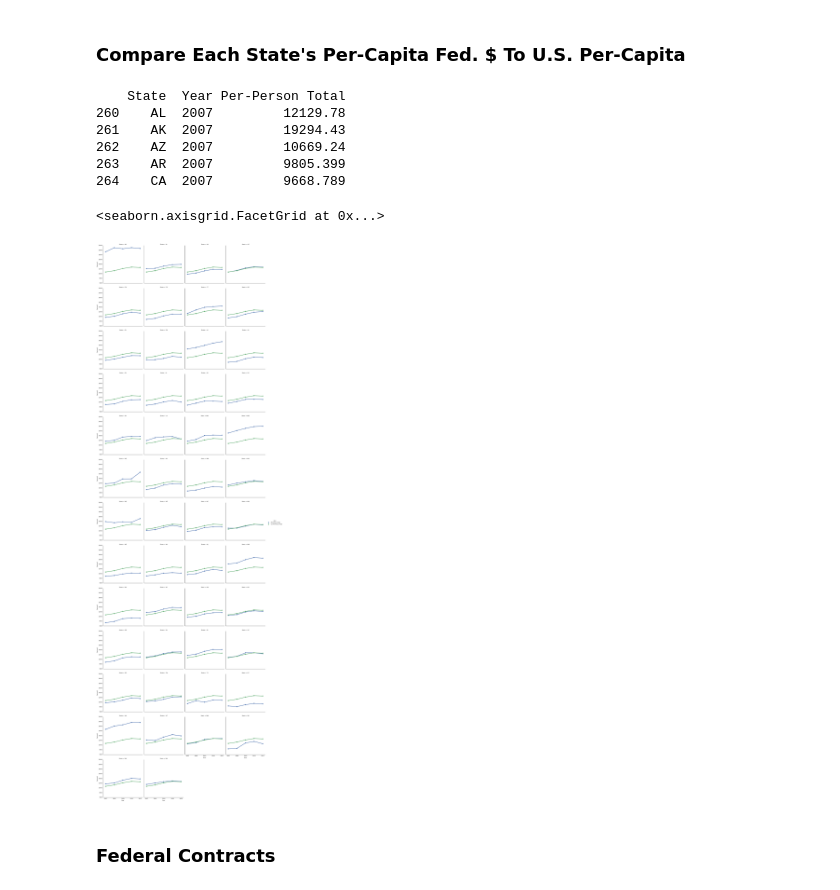
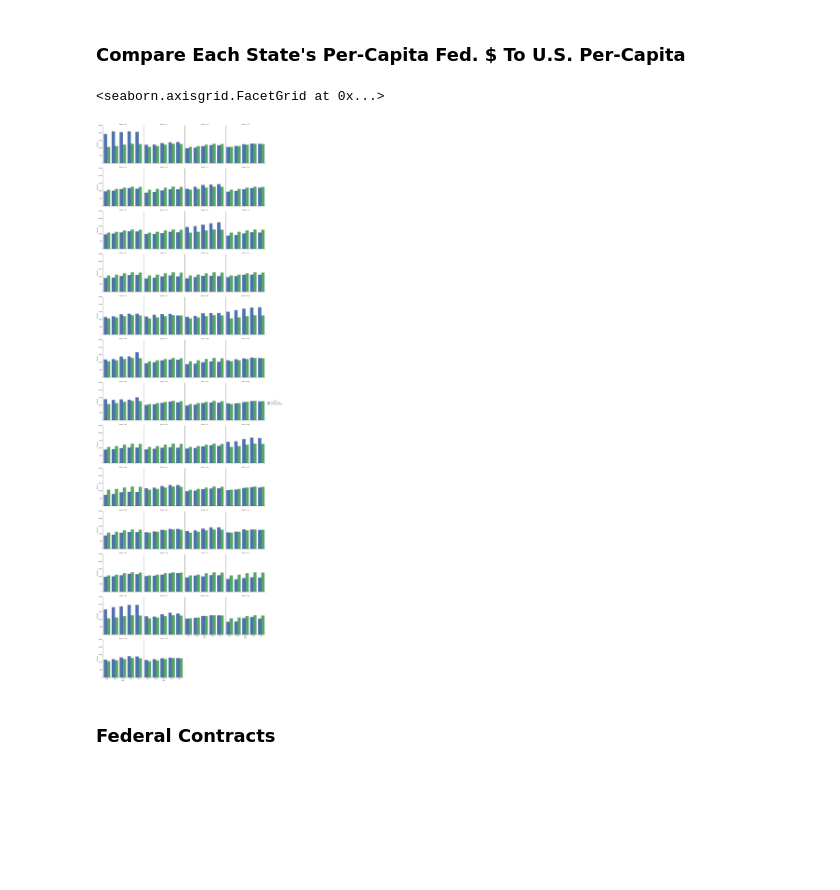
Before and after one commit to bsweger/nerdsummit, a Jupyter notebook: StateSmart.ipynb, the cells around one changed output. Saved outputs shown, nothing was run; the diff lists cells and outputs as text; code cells hidden in the pictures; blank space fills up the shorter version.

```diff
--- a/State Smart - Federal Funds in 50 States.ipynb
+++ b/StateSmart.ipynb
@@ -307,37 +307,29 @@ sns.factorplot(
 # %%
 stateus_pc = viz2[['State', 'Year', 'Per-Person Total']]
 #limit DataFrame to years where we have data for all 4 ways that federal $ go to states
+#get rid of DC
 stateus_pc = stateus_pc[(stateus_pc['Year'].isin([2007, 2008, 2009, 2010, 2011])) & (~stateus_pc['State'].isin(['DC']))]
-print stateus_pc.head()
-#get rid of DC
 us = stateus_pc[stateus_pc['State']=='US']
 us = us.rename(columns={'Per-Person Total' : 'US Per-Person Total'})
 stateus_pc = stateus_pc[stateus_pc['State']<>'US']
 stateus_pc = pd.merge(
     stateus_pc, us,
     left_on=['Year'], right_on=['Year'],
     suffixes=('', '_US'))
 stateus_pc = stateus_pc[['State', 'Year', 'Per-Person Total', 'US Per-Person Total']]
 stateus_pc = pd.melt(
     stateus_pc,
     id_vars=['Year', 'State'],
     var_name = 'Type', value_name = 'Amount')
 sns.set(style="white")
 sns.factorplot(
     'Year', 'Amount', 'Type',
     stateus_pc,
-    col='State', col_wrap=4, kind='point',
-    legend_out=True
+    col='State', col_wrap=4, kind='bar'
     )
 # %% [output]
-    State  Year Per-Person Total
-260    AL  2007         12129.78
-261    AK  2007         19294.43
-262    AZ  2007         10669.24
-263    AR  2007         9805.399
-264    CA  2007         9668.789
+<seaborn.axisgrid.FacetGrid at 0x...>
-<seaborn.axisgrid.FacetGrid at 0x...>
-[figure, old version]
+[figure, new version]
 # %% [markdown]
 ### Federal Contracts
 # %%
```
Also changed, not shown: parts of 6 cells of this notebook, 1 other file.
